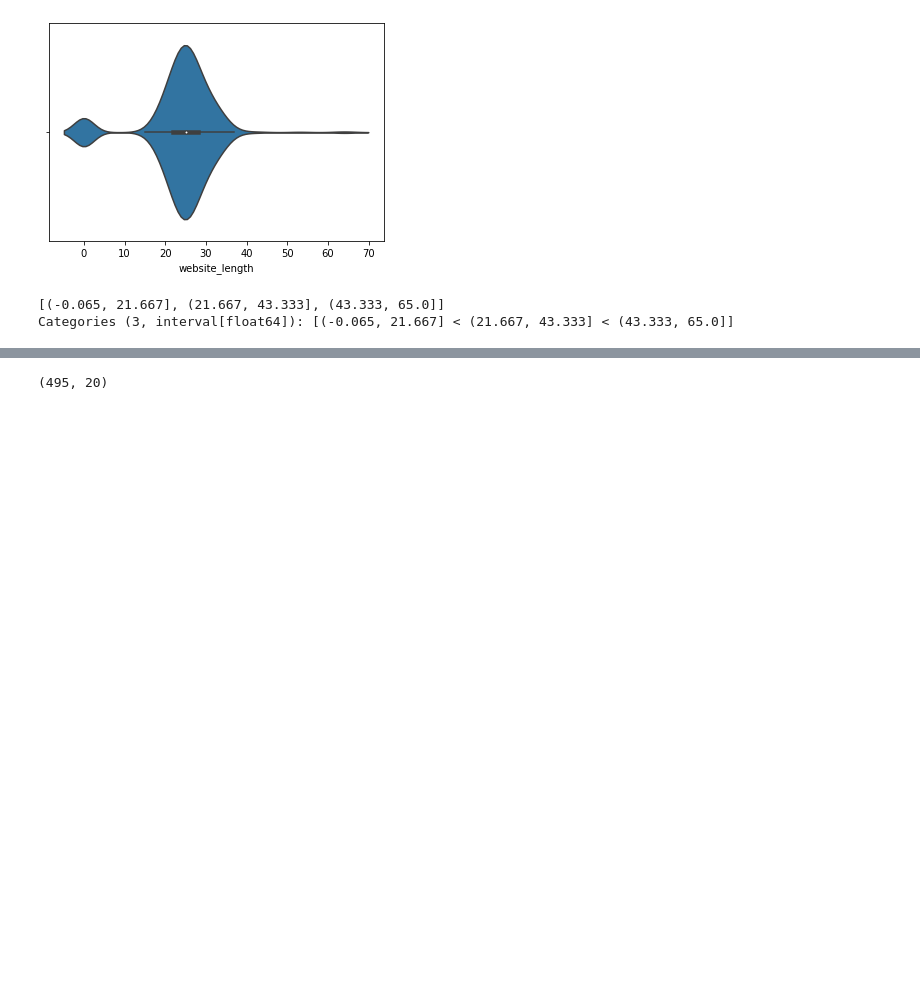
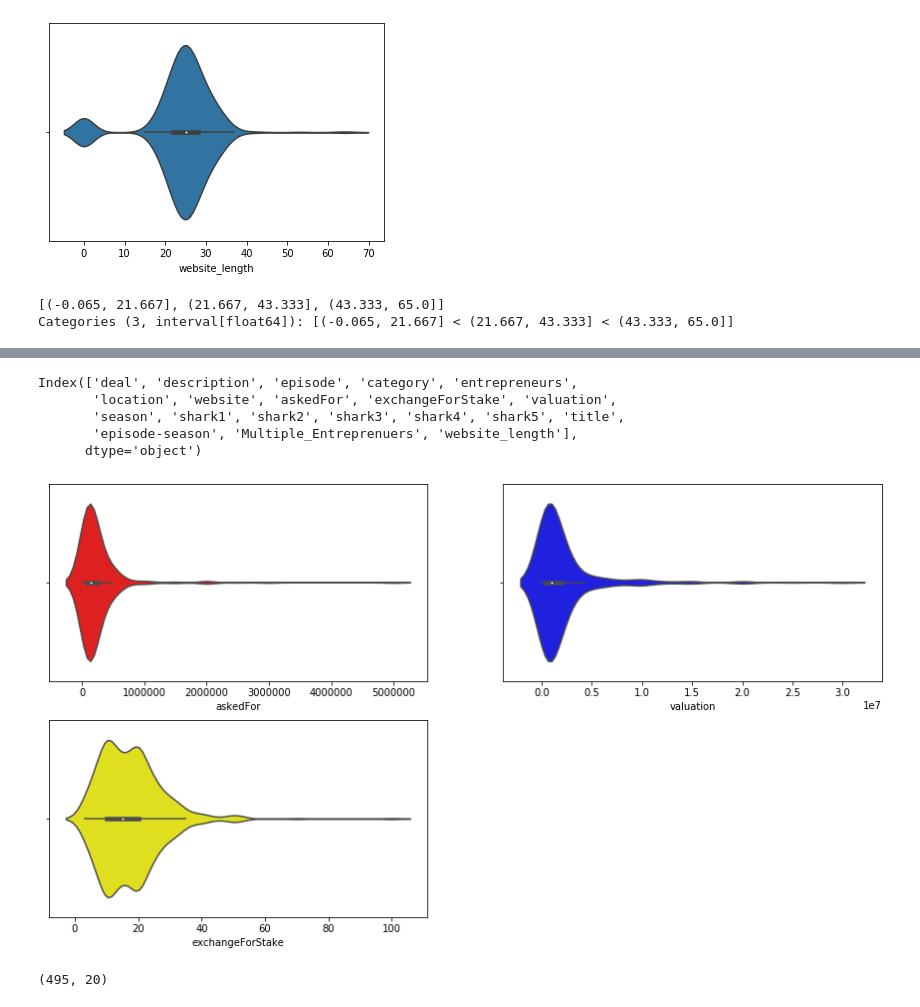
Before and after one commit to ArielJosephCohen/shark_tank, a Jupyter notebook: first_model.ipynb, the cells around one changed output, grey strips where cells are left out. Saved outputs shown, nothing was run; the diff lists cells and outputs as text; code cells hidden in the pictures; blank space fills up the shorter version.

```diff
--- a/first_model.ipynb
+++ b/first_model.ipynb
@@ -118,3 +130,23 @@ df.website_length=pd.cut(df.website_length,bins=3,labels=['short','medium','long
+# %%
+df.columns
+# %% [output]
+Index(['deal', 'description', 'episode', 'category', 'entrepreneurs',
+       'location', 'website', 'askedFor', 'exchangeForStake', 'valuation',
+       'season', 'shark1', 'shark2', 'shark3', 'shark4', 'shark5', 'title',
+       'episode-season', 'Multiple_Entreprenuers', 'website_length'],
+      dtype='object')
+# %%
+i=1
+j=0
+colors=['red','blue','yellow']
+plt.figure(figsize=(15,8))
+for col in ['askedFor','valuation','exchangeForStake']:
+    plt.subplot(2,2,i)
+    sns.violinplot(df[col],color=colors[j])
+    i=i+1
+    j+=1
+# %% [output]
+[figure, added]
 # %%
 def filter_outliers(dataframe,threshold):
     """
```
Also changed, not shown: parts of 11 cells of this notebook.
